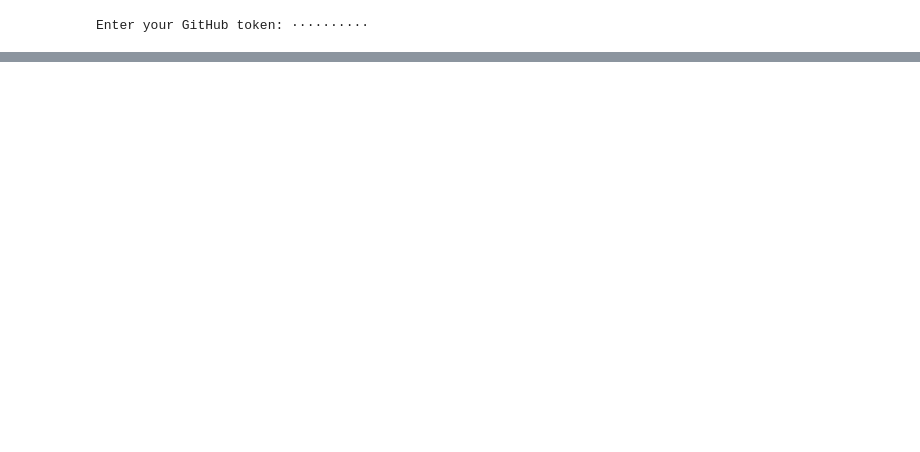
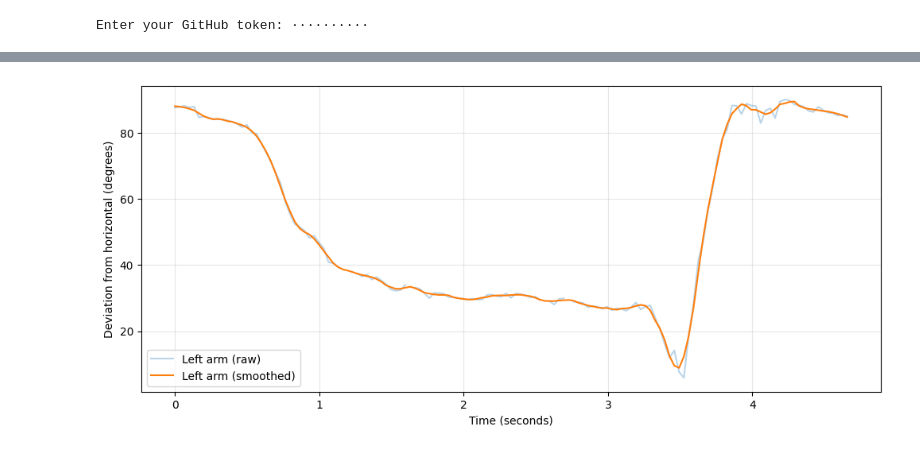
Before and after one commit to Joshua-Walker978/iron-cross-judging, a Jupyter notebook: notebooks/main_pipeline.ipynb, the cells around one changed output, grey strips where cells are left out. Drawn from its saved outputs; the diff is of its cells as text; code cells hidden in the pictures; blank space fills up the shorter version.

```diff
--- a/notebooks/main_pipeline.ipynb
+++ b/notebooks/main_pipeline.ipynb
@@ -611,0 +722,20 @@ error: failed to push some refs to 'https://github.com/Joshua-Walker978/iron-cro
+# %%
+from scipy.signal import savgol_filter
+
+# window_length must be odd and less than the number of frames
+window_length = 9
+polyorder = 2
+
+df['left_smooth'] = savgol_filter(df['left_deviation'].interpolate(), window_length, polyorder)
+df['right_smooth'] = savgol_filter(df['right_deviation'].interpolate(), window_length, polyorder)
+
+plt.figure(figsize=(12, 5))
+plt.plot(df['time_sec'], df['left_deviation'], alpha=0.3, label='Left arm (raw)')
+plt.plot(df['time_sec'], df['left_smooth'], label='Left arm (smoothed)')
+plt.xlabel('Time (seconds)')
+plt.ylabel('Deviation from horizontal (degrees)')
+plt.legend()
+plt.grid(alpha=0.3)
+plt.show()
+# %% [output]
+[figure, added]
```
Also changed, not shown: parts of 37 cells of this notebook.
